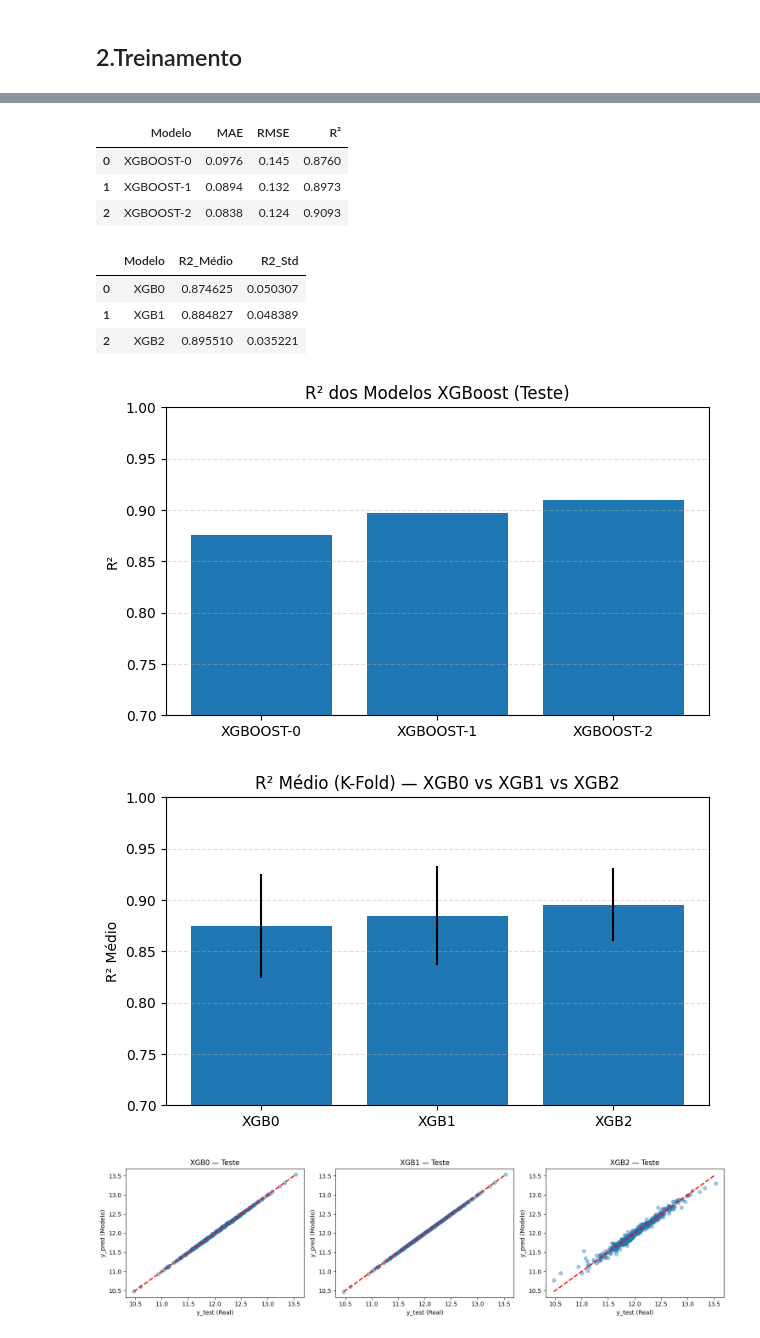
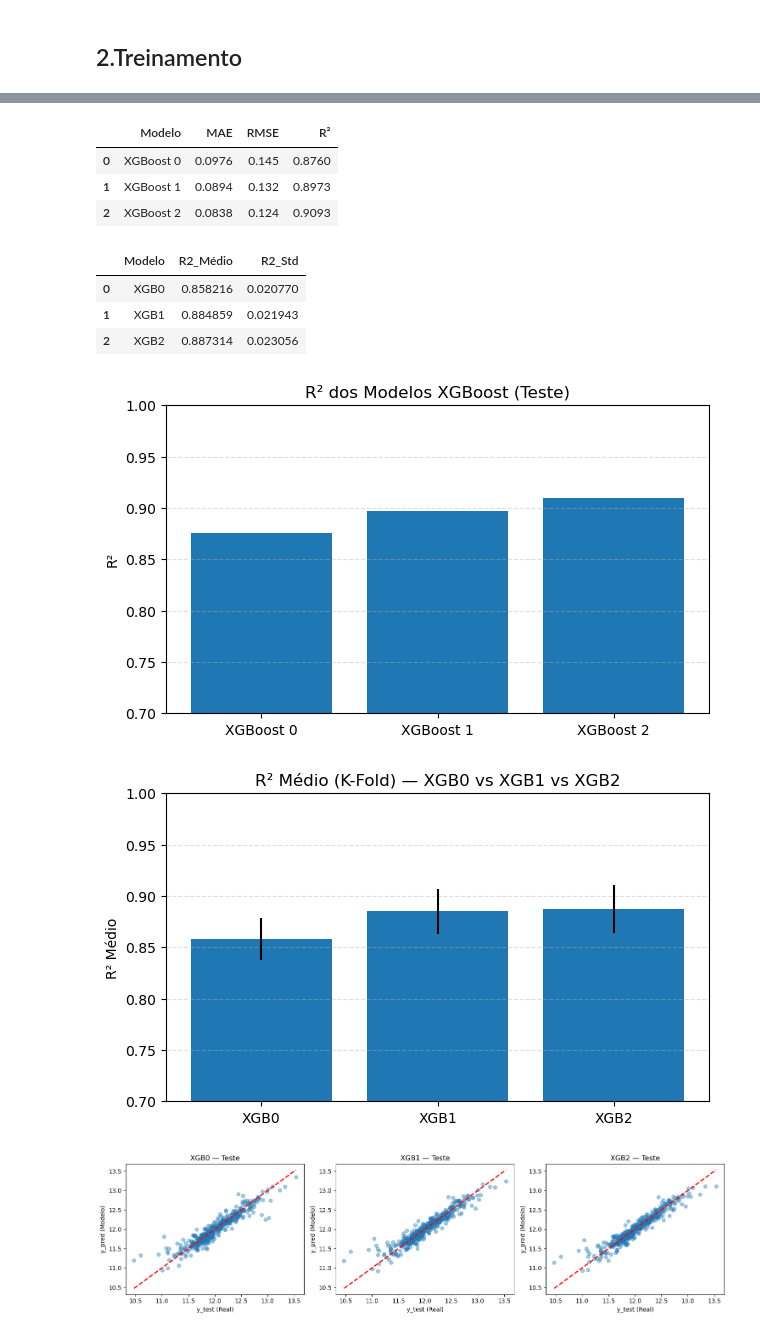
Before and after one commit to albertoakel/Kaggle, a Jupyter notebook: HousePrices/notebook/models_XGBoost.ipynb, the cells around one changed output, grey strips where cells are left out. Drawn from its saved outputs; the diff is of its cells as text; code cells hidden in the pictures.

```diff
--- a/HousePrices/notebook/models_XGBoost.ipynb
+++ b/HousePrices/notebook/models_XGBoost.ipynb
@@ -86,13 +65,11 @@ XGB2         = pipe_models(model_xg2 , preprocessador0)
 # %% [markdown]
 ## 2.Treinamento
 # %%
-X=df_train.drop(['Id', 'SalePrice'], axis=1)
-y_log=np.log1p(df_train['SalePrice'])
+# 1. Valida a estabilidade
+r20 = valida(X_train, y_train, model=XGB0, N=7)
 
-X_train, X_test, y_train, y_test = train_test_split(X, y_log, test_size=0.3, random_state=42)
+# 2. Testa a performance
 XGB0.fit(X_train, y_train)
 y_pred = XGB0.predict(X_test)
-
-res0=metricas_model(y_test, y_pred, 'XGBOOST-0')
-r20=valida(X,y_log,model=XGB0,N=7)
+res0 = metricas_model(y_test, y_pred, 'XGBoost 0')
 # %% [output]
@@ -117,8 +77,9 @@ Fold 7: R² = 0.8969
 # %%
+# 1. Valida a estabilidade
+r21 = valida(X_train, y_train, model=XGB1, N=7)
+
+# 2. Testa a performance
 XGB1.fit(X_train, y_train)
 y_pred = XGB1.predict(X_test)
-
-res1=metricas_model(y_test, y_pred, 'XGBOOST-1')
-
-r21=valida(X,y_log,model=XGB1,N=7)
+res1 = metricas_model(y_test, y_pred, 'XGBoost 1')
 # %% [output]
@@ -143,8 +87,9 @@ Fold 7: R² = 0.9162
 # %%
+# 1. Valida a estabilidade
+r22 = valida(X_train, y_train, model=XGB2, N=7)
+
+# 2. Testa a performance
 XGB2.fit(X_train, y_train)
 y_pred = XGB2.predict(X_test)
-
-res2=metricas_model(y_test, y_pred, 'XGBOOST-2')
-
-r22=valida(X,y_log,model=XGB2,N=7)
+res2 = metricas_model(y_test, y_pred, 'XGBoost 2')
 # %% [output]
@@ -174,7 +102,7 @@ import matplotlib.pyplot as plt
 # =====================================================
 
 resultados_teste = pd.DataFrame([
-    res, res1, res2
+    res0, res1, res2
 ])
 
 resultados_cv = pd.DataFrame({
@@ -210,39 +138,39 @@ plt.ylim(0.7, 1.0)
 plt.grid(axis='y', linestyle='--', alpha=0.4)
 plt.show()
 
 # =====================================================
 # 4. Gráfico de Dispersão — y_test vs y_pred para cada modelo
 # =====================================================
 
 predicoes = {
     "XGB0": XGB0.predict(X_test),
     "XGB1": XGB1.predict(X_test),
     "XGB2": XGB2.predict(X_test)
 }
 
 plt.figure(figsize=(15,4))
 
 for i, (nome, y_p) in enumerate(predicoes.items(), 1):
     plt.subplot(1, 3, i)
     plt.scatter(y_test, y_p, alpha=0.4)
     plt.plot([y_test.min(), y_test.max()],
              [y_test.min(), y_test.max()],
              'r--', linewidth=2)
     plt.title(f"{nome} — Teste")
     plt.xlabel("y_test (Real)")
     plt.ylabel("y_pred (Modelo)")
 
 plt.tight_layout()
 plt.show()
 # %% [output]
 |  | Modelo | MAE | RMSE | R² |
-| 0 | XGBOOST-0 | 0.0976 | 0.145 | 0.8760 |
-| 1 | XGBOOST-1 | 0.0894 | 0.132 | 0.8973 |
-| 2 | XGBOOST-2 | 0.0838 | 0.124 | 0.9093 |
+| 0 | XGBoost 0 | 0.0976 | 0.145 | 0.8760 |
+| 1 | XGBoost 1 | 0.0894 | 0.132 | 0.8973 |
+| 2 | XGBoost 2 | 0.0838 | 0.124 | 0.9093 |
 |  | Modelo | R2_Médio | R2_Std |
-| 0 | XGB0 | 0.874625 | 0.050307 |
-| 1 | XGB1 | 0.884827 | 0.048389 |
-| 2 | XGB2 | 0.895510 | 0.035221 |
+| 0 | XGB0 | 0.858216 | 0.020770 |
+| 1 | XGB1 | 0.884859 | 0.021943 |
+| 2 | XGB2 | 0.887314 | 0.023056 |
-[figure, old version]
+[figure, new version]
-[figure, old version]
+[figure, new version]
-[figure, old version]
+[figure, new version]
```
Also changed, not shown: parts of 5 cells of this notebook, 23 other files.
